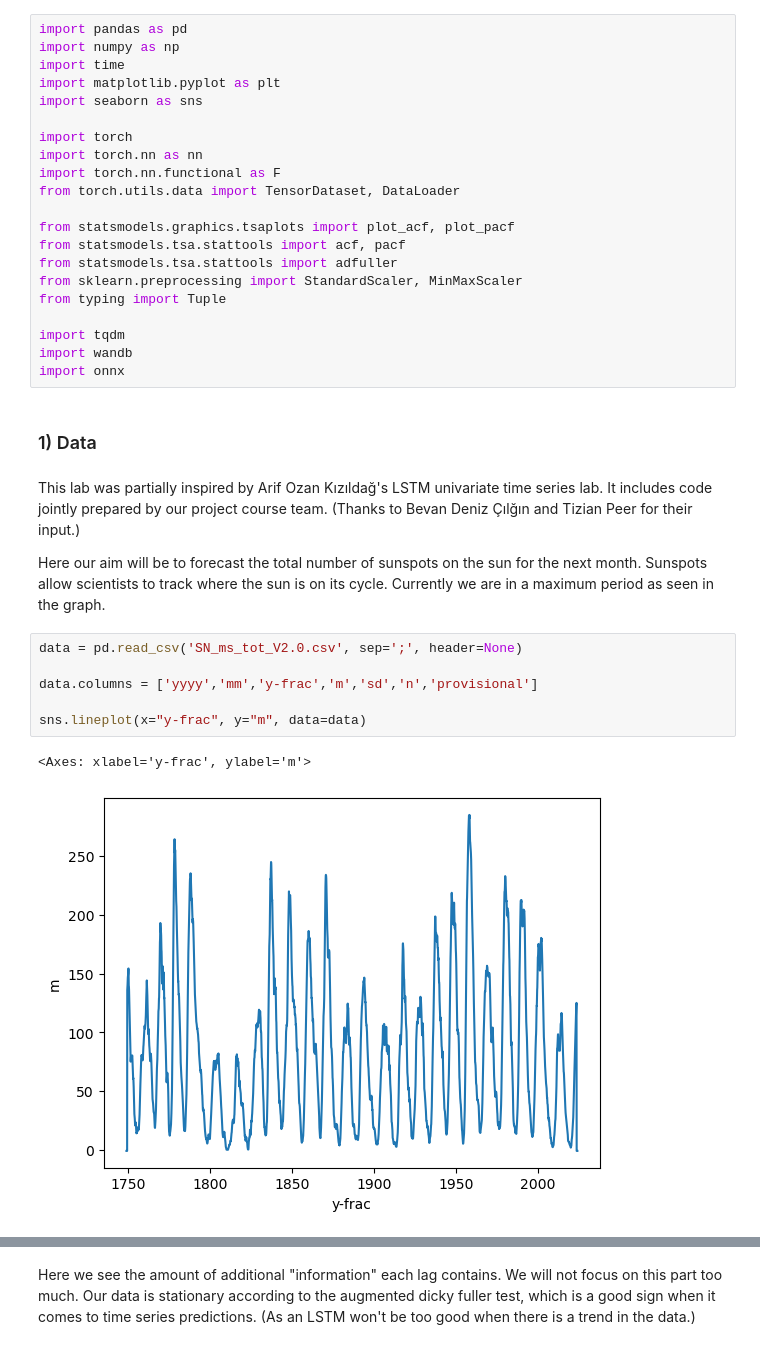
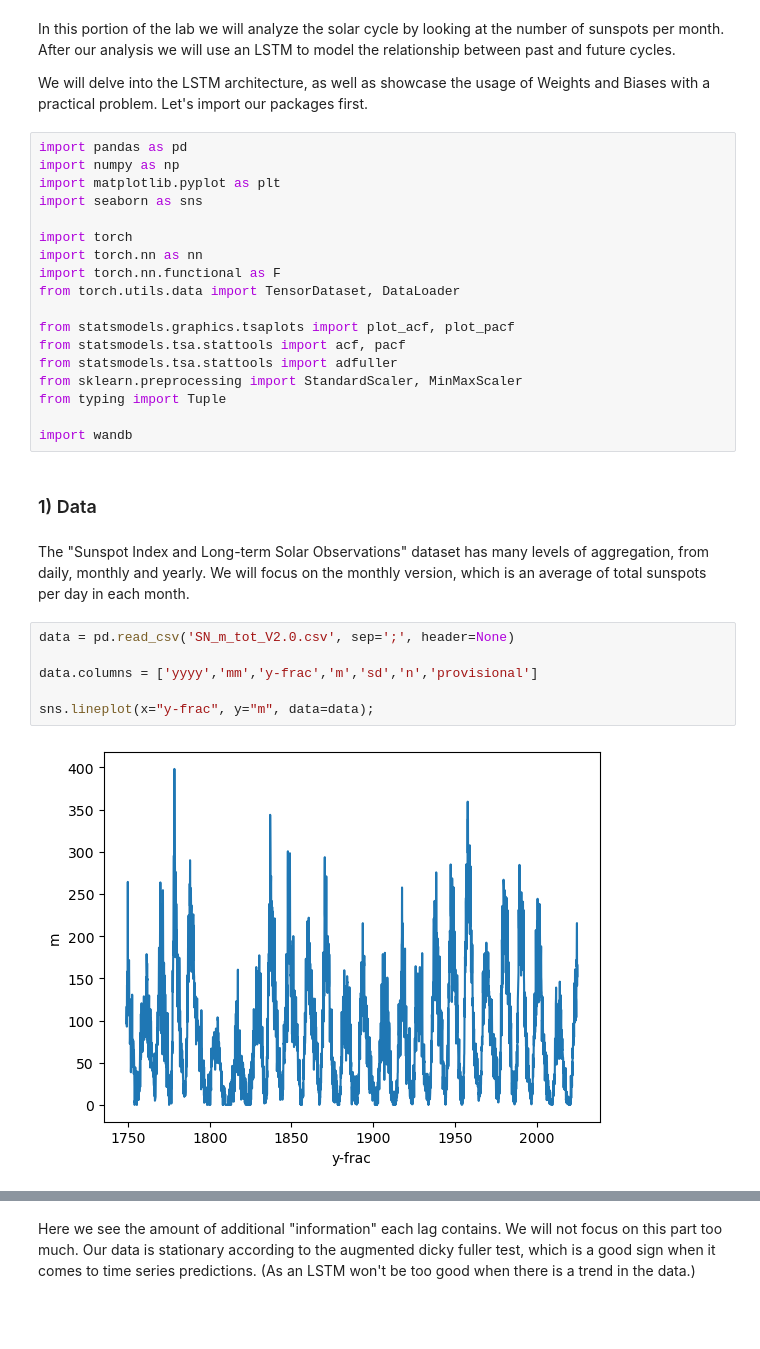
Before and after one commit to volgasezen/di504, a Jupyter notebook: Lab3/2-Lab3_LSTMs.ipynb, the cells around one changed output, grey strips where cells are left out. Saved outputs shown, nothing was run; the diff lists cells and outputs as text; blank space fills up the shorter version.

```diff
--- a/Lab3/2-Lab3_LSTMs.ipynb
+++ b/Lab3/2-Lab3_LSTMs.ipynb
@@ -4,7 +16,10 @@
+# %% [markdown]
+In this portion of the lab we will analyze the solar cycle by looking at the number of sunspots per month. After our analysis we will use an LSTM to model the relationship between past and future cycles.
+
+We will delve into the LSTM architecture, as well as showcase the usage of Weights and Biases with a practical problem. Let's import our packages first.
 # %%
 import pandas as pd
 import numpy as np
-import time
 import matplotlib.pyplot as plt
 import seaborn as sns
 
@@ -19,21 +34,16 @@ from statsmodels.tsa.stattools import adfuller
 from sklearn.preprocessing import StandardScaler, MinMaxScaler
 from typing import Tuple
 
-import tqdm
 import wandb
-import onnx
 # %% [markdown]
 ### 1) Data
-# %% [markdown]
-This lab was partially inspired by Arif Ozan Kızıldağ's LSTM univariate time series lab. It includes code jointly prepared by our project course team. (Thanks to Bevan Deniz Çılğın and Tizian Peer for their input.)
-
-Here our aim will be to forecast the total number of sunspots on the sun for the next month. Sunspots allow scientists to track where the sun is on its cycle. Currently we are in a maximum period as seen in the graph.
+# %% [markdown]
+The "Sunspot Index and Long-term Solar Observations" dataset has many levels of aggregation, from daily, monthly and yearly. We will focus on the monthly version, which is an average of total sunspots per day in each month.
 # %%
-data = pd.read_csv('SN_ms_tot_V2.0.csv', sep=';', header=None)
+data = pd.read_csv('SN_m_tot_V2.0.csv', sep=';', header=None)
 
 data.columns = ['yyyy','mm','y-frac','m','sd','n','provisional']
 
-sns.lineplot(x="y-frac", y="m", data=data)
+sns.lineplot(x="y-frac", y="m", data=data);
 # %% [output]
-<Axes: xlabel='y-frac', ylabel='m'>
-[figure, old version]
+[figure, new version]
```
Also changed, not shown: parts of 48 cells of this notebook, 4 other files.
